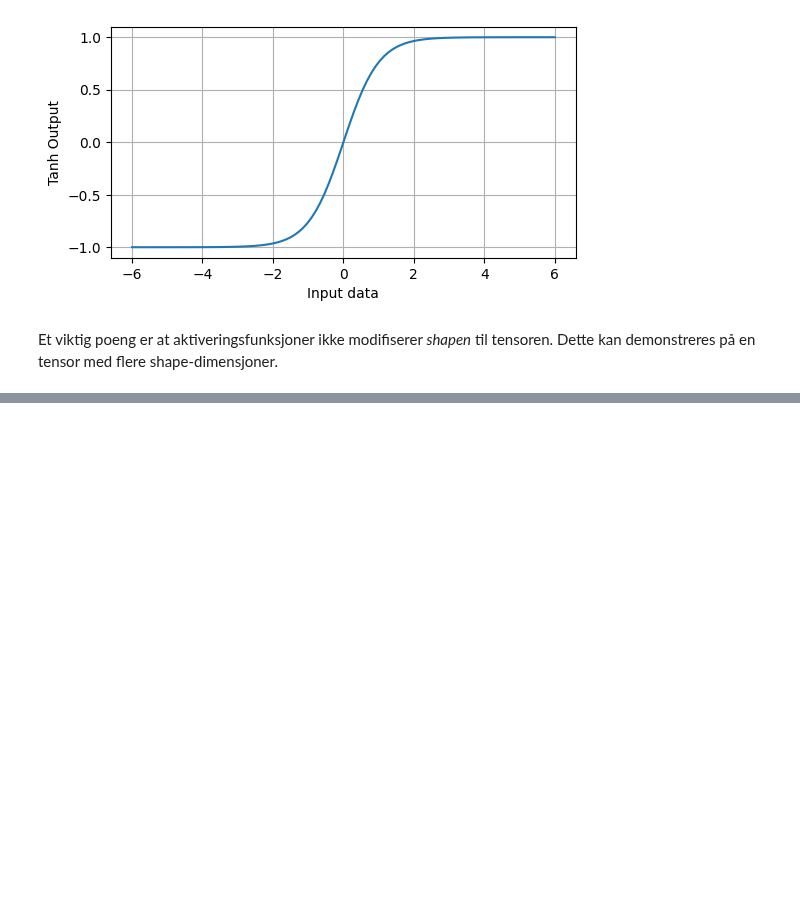
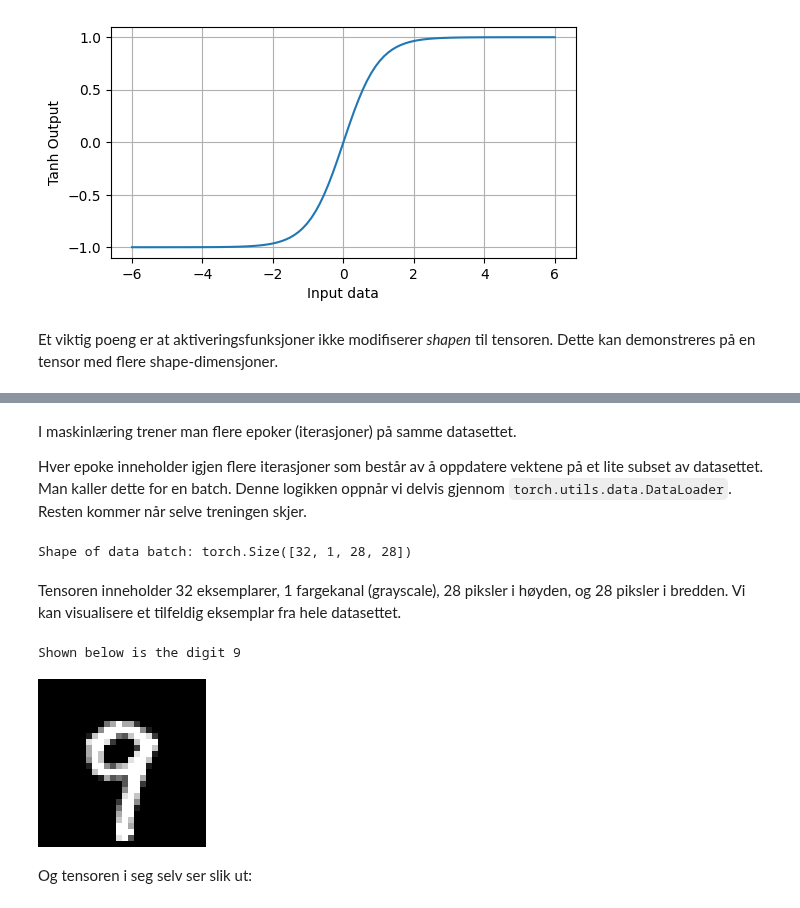
Before and after one commit to willdalh/ml-course, a Jupyter notebook: part2-neural-networks/models.ipynb, the cells around one changed output, grey strips where cells are left out. Saved outputs shown, nothing was run; the diff lists cells and outputs as text; code cells hidden in the pictures; blank space fills up the shorter version.

```diff
--- a/part2-neural-networks/models.ipynb
+++ b/part2-neural-networks/models.ipynb
@@ -113,0 +130,39 @@ tensor([1., 1., 1.])
+# %%
+from torchvision.datasets import MNIST
+import torchvision.transforms as transforms
+
+# Pipeline of processing operations
+image_processing = transforms.Compose([
+    transforms.ToTensor(), # Cast into torch.Tensor
+    transforms.Normalize((0.5,), (0.5,)) # Pixel-values will range in [-1, 1]
+])
+
+train_dataset = MNIST(root='../data', train=True, transform=image_processing, download=True)
+test_dataset = MNIST(root='../data', train=False, transform=image_processing, download=True) # Test data for later
+# %% [markdown]
+I maskinlæring trener man flere epoker (iterasjoner) på samme datasettet.
+
+Hver epoke inneholder igjen flere iterasjoner som består av å oppdatere vektene på et lite subset av datasettet. Man kaller dette for en batch. Denne logikken oppnår vi delvis gjennom `torch.utils.data.DataLoader`. Resten kommer når selve treningen skjer.
+# %%
+from torch.utils.data import DataLoader
+train_loader = DataLoader(train_dataset, shuffle=True, batch_size=32) # Iterable that provides 16 data samples each iteration
+
+data, labels = next(iter(train_loader)) # Retrieve a batch of data samples and labels for inspection purposes
+print(f"Shape of data batch: {data.shape}")
+# %% [output]
+Shape of data batch: torch.Size([32, 1, 28, 28])
+# %% [markdown]
+Tensoren inneholder 32 eksemplarer, 1 fargekanal (grayscale), 28 piksler i høyden, og 28 piksler i bredden.
+Vi kan visualisere et tilfeldig eksemplar fra hele datasettet.
+# %%
+from utils.visualize import visualize
+
+rand_index = torch.randint(0, len(train_dataset), (1,)).item()
+data_sample, label_sample = train_dataset[rand_index]
+print(f"Shown below is the digit {label_sample}")
+visualize(data_sample)
+# %% [output]
+Shown below is the digit 9
+[figure, added]
+# %% [markdown]
+Og tensoren i seg selv ser slik ut:
```
Also changed, not shown: parts of 35 cells of this notebook, 14 other files.
